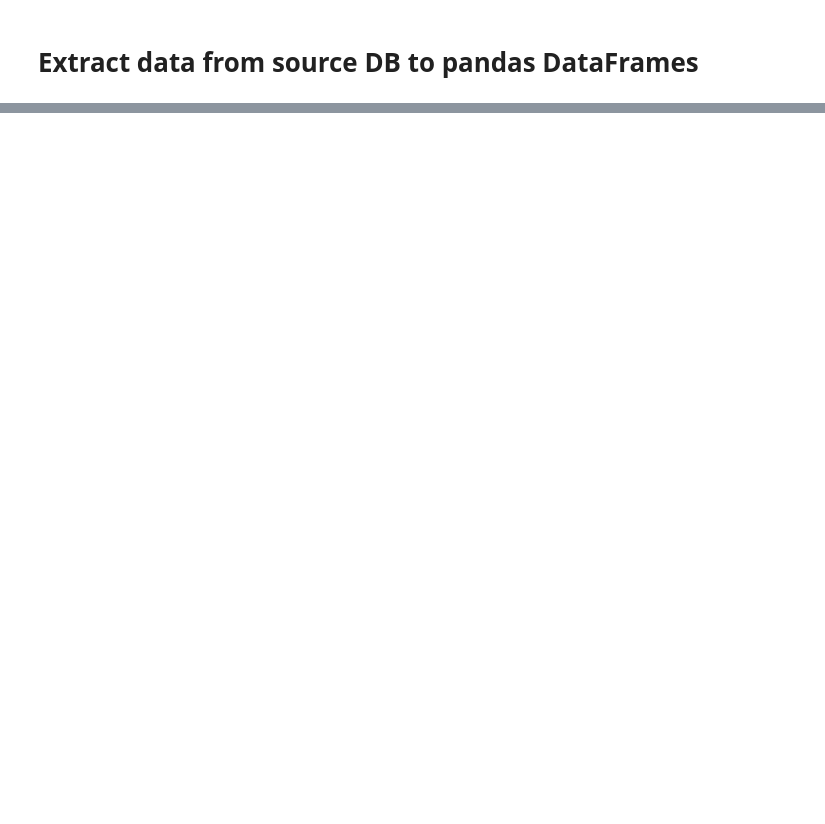
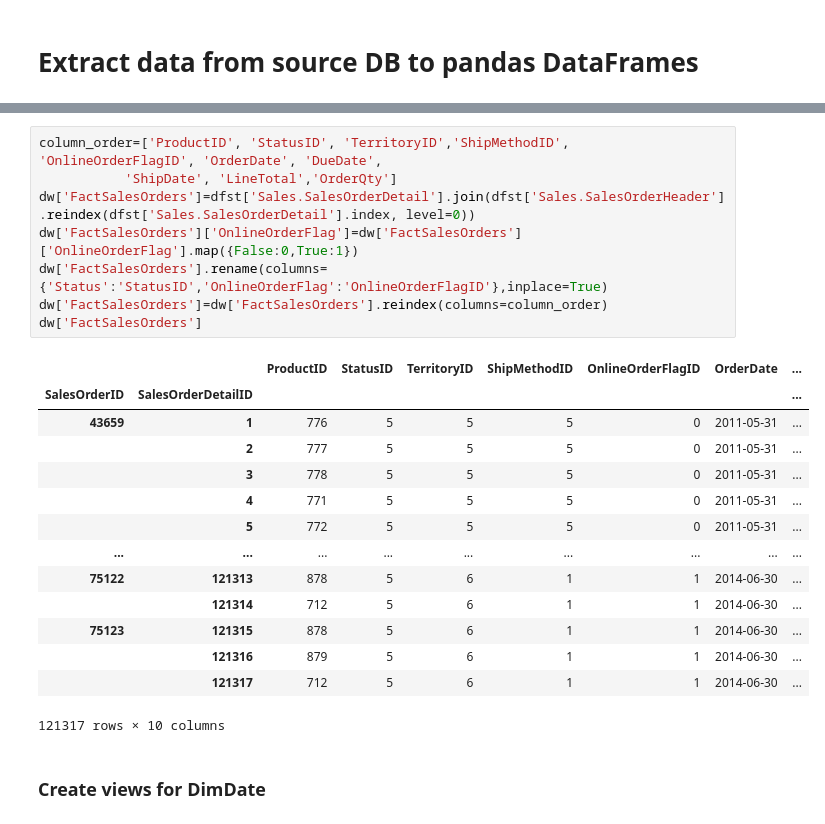
Before and after one commit to minh-nguyenhoang/DW-ETL-20212, a Jupyter notebook: ETL.ipynb, the cells around one changed output, grey strips where cells are left out. Drawn from its saved outputs; the diff is of its cells as text; blank space fills up the shorter version.

```diff
--- a/ETL.ipynb
+++ b/ETL.ipynb
@@ -75,0 +494,25 @@ cursor.commit()
+# %%
+column_order=['ProductID', 'StatusID', 'TerritoryID','ShipMethodID', 'OnlineOrderFlagID', 'OrderDate', 'DueDate',
+           'ShipDate', 'LineTotal','OrderQty']
+dw['FactSalesOrders']=dfst['Sales.SalesOrderDetail'].join(dfst['Sales.SalesOrderHeader'].reindex(dfst['Sales.SalesOrderDetail'].index, level=0))
+dw['FactSalesOrders']['OnlineOrderFlag']=dw['FactSalesOrders']['OnlineOrderFlag'].map({False:0,True:1})
+dw['FactSalesOrders'].rename(columns={'Status':'StatusID','OnlineOrderFlag':'OnlineOrderFlagID'},inplace=True)
+dw['FactSalesOrders']=dw['FactSalesOrders'].reindex(columns=column_order)
+dw['FactSalesOrders']
+# %% [output]
+|  |  | ProductID | StatusID | TerritoryID | ShipMethodID | OnlineOrderFlagID | OrderDate | ... |
+| SalesOrderID | SalesOrderDetailID |  |  |  |  |  |  | ... |
+| 43659 | 1 | 776 | 5 | 5 | 5 | 0 | 2011-05-31 | ... |
+|  | 2 | 777 | 5 | 5 | 5 | 0 | 2011-05-31 | ... |
+|  | 3 | 778 | 5 | 5 | 5 | 0 | 2011-05-31 | ... |
+|  | 4 | 771 | 5 | 5 | 5 | 0 | 2011-05-31 | ... |
+|  | 5 | 772 | 5 | 5 | 5 | 0 | 2011-05-31 | ... |
+| ... | ... | ... | ... | ... | ... | ... | ... | ... |
+| 75122 | 121313 | 878 | 5 | 6 | 1 | 1 | 2014-06-30 | ... |
+|  | 121314 | 712 | 5 | 6 | 1 | 1 | 2014-06-30 | ... |
+| 75123 | 121315 | 878 | 5 | 6 | 1 | 1 | 2014-06-30 | ... |
+|  | 121316 | 879 | 5 | 6 | 1 | 1 | 2014-06-30 | ... |
+|  | 121317 | 712 | 5 | 6 | 1 | 1 | 2014-06-30 | ... |
+121317 rows × 10 columns
+# %% [markdown]
+### Create views for DimDate
```
Also changed, not shown: parts of 66 cells of this notebook, 2 other files.
